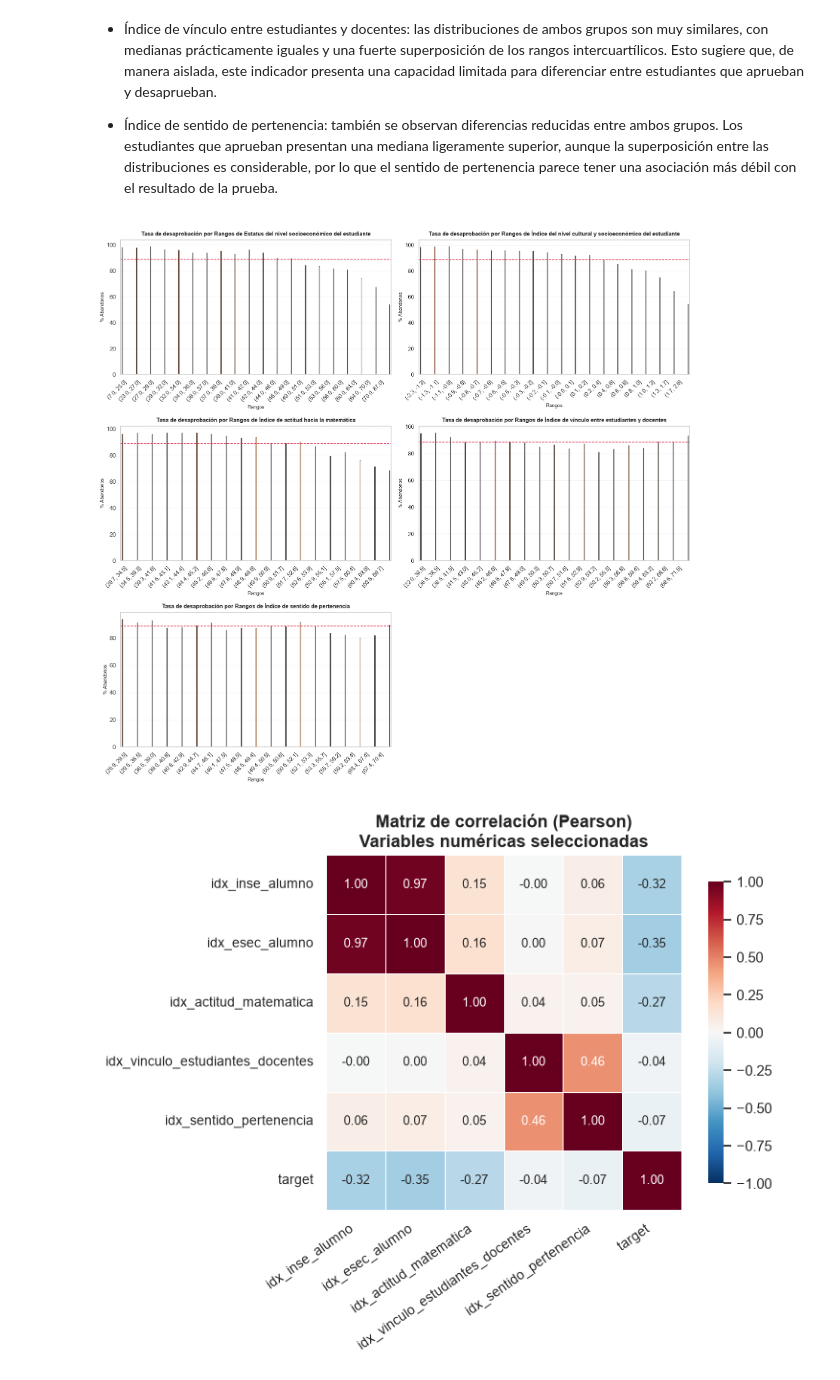
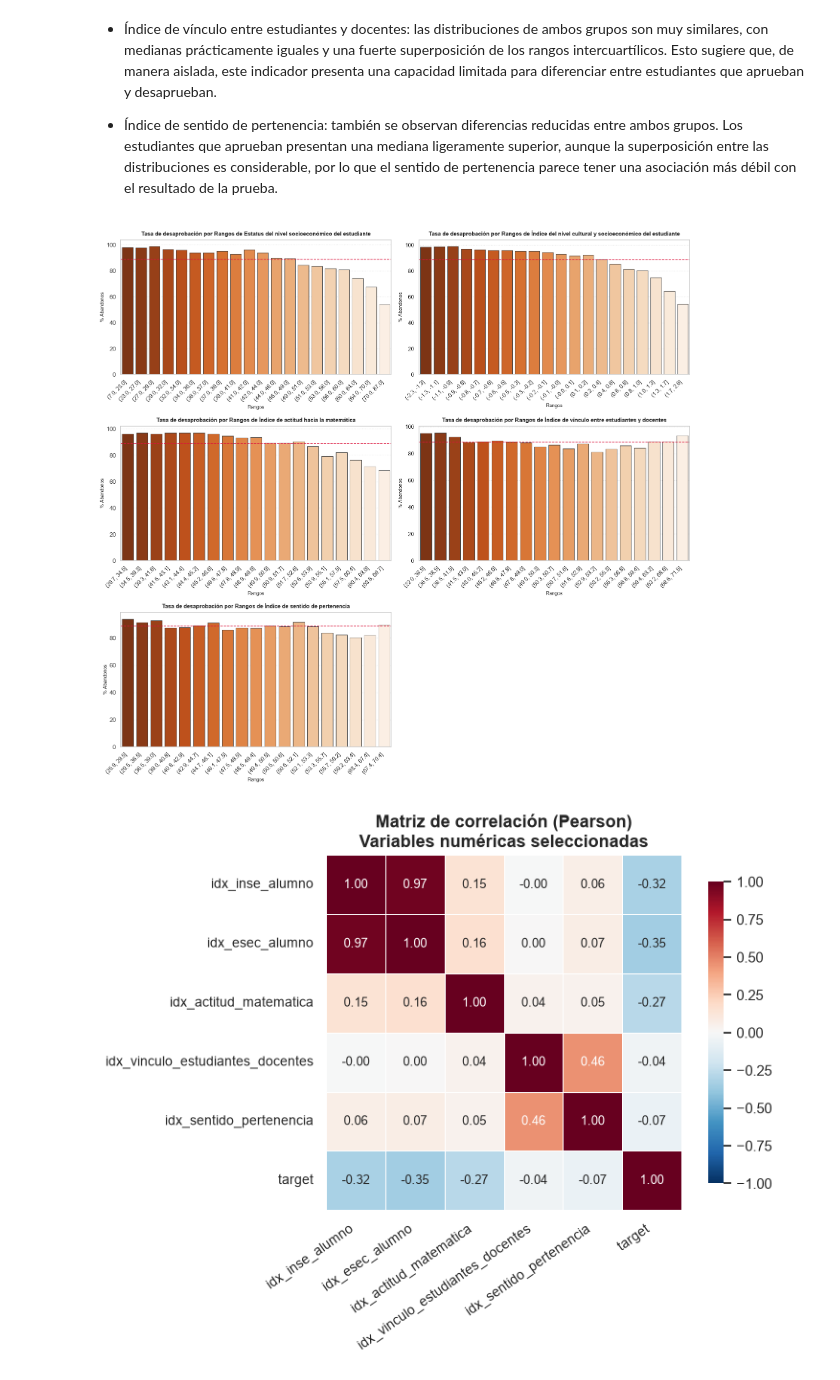
Before and after one commit to estebancardoso96/los_parsimoniosos, a Jupyter notebook: guia_ejemplo_costos_pesos_ajustados.ipynb, the cells around one changed output. Drawn from its saved outputs; the diff is of its cells as text; code cells hidden in the pictures.

```diff
--- a/guia_ejemplo_costos_pesos_ajustados.ipynb
+++ b/guia_ejemplo_costos_pesos_ajustados.ipynb
@@ -635,40 +635,41 @@ for i, var in enumerate(variables_boxplot):
         palette='Oranges_r',
         hue=col_intervalo,
         legend=False,
+        dodge= False,
         ax=ax,
         edgecolor='#404040',
         linewidth=0.8
     )
 
     tasa_base = df_plot['Desaprueba_porcentaje'].mean()
 
     # Añadimos la línea roja con la tasa base del modelo
     ax.axhline(
         y=tasa_base,
         color='crimson',
         linestyle='--',
         linewidth=1.2,
         label=f'Base Global ({tasa_base:.2f}%)' if i == 0 else ""
     )
 
     ax.set_title(f"Tasa de desaprobación por Rangos de {titulos.get(var, var)}", fontsize=11, fontweight='bold', pad=8)
     ax.set_xlabel('Rangos', fontsize=9)
     ax.set_ylabel('% Abandonos', fontsize=9)
     ax.set_ylim(0, max(data_tasa_num['Desaprueba_porcentaje'].max() + 5, 25))
     ax.grid(axis='y', linestyle=':', alpha=0.5)
 
     ax.tick_params(axis='x', rotation=45)
     for tick in ax.get_xticklabels():
         tick.set_horizontalalignment('right')
 
 # Eliminamos los subplots sobrantes si el número de variables es impar
 for j in range(i + 1, len(axes)):
     fig.delaxes(axes[j])
 
 plt.tight_layout()
 plt.show()
 # %% [output]
-[figure, old version]
+[figure, new version]
 # %%
 # 13. MATRIZ DE CORRELACIÓN (SOLO VARIABLES DE variables_boxplot + target)
 
```
